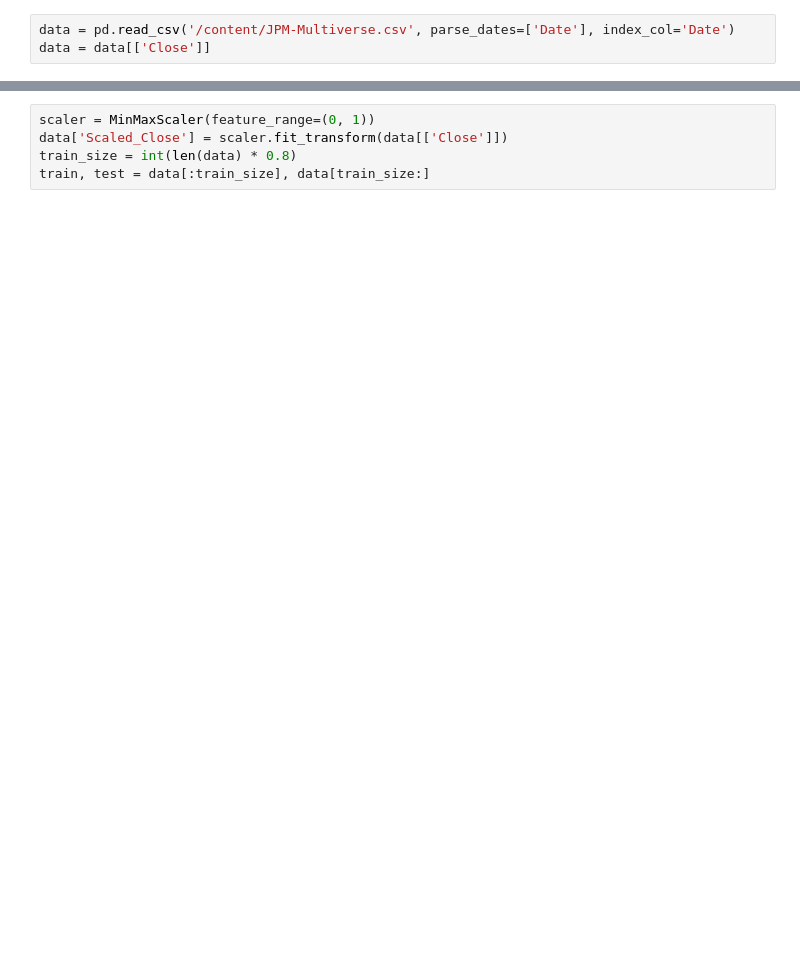
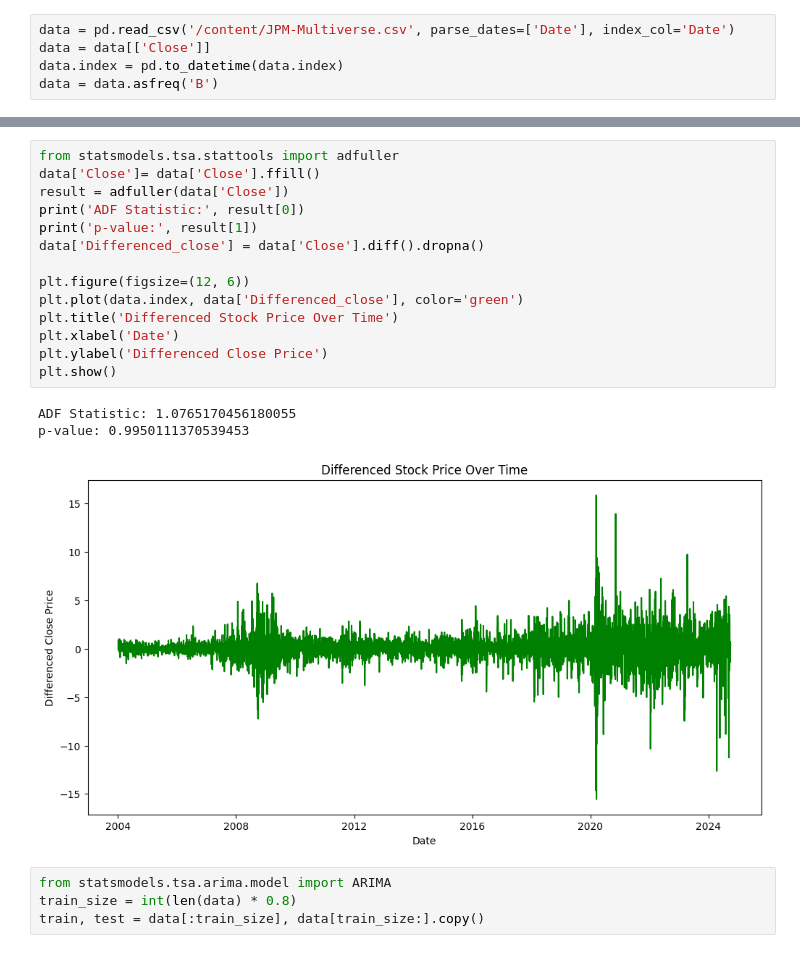
Before and after one commit to AnishTeku/DataScienceFinalProjet-JP-Morgan-forecasting-, a Jupyter notebook: project.ipynb, the cells around one changed output, grey strips where cells are left out. Cells and saved outputs as stored; diff of their text form; blank space fills up the shorter version.

```diff
--- a/project.ipynb
+++ b/project.ipynb
@@ -5,6 +4,8 @@ from sklearn.preprocessing import MinMaxScaler
 # %%
 data = pd.read_csv('/content/JPM-Multiverse.csv', parse_dates=['Date'], index_col='Date')
 data = data[['Close']]
+data.index = pd.to_datetime(data.index)
+data = data.asfreq('B')
 # %%
 plt.figure(figsize=(12, 6))
 plt.plot(data.index, data['Close'], color='blue')
@@ -17,5 +40,22 @@ plt.show()
+# %%
+from statsmodels.tsa.stattools import adfuller
+data['Close']= data['Close'].ffill()
+result = adfuller(data['Close'])
+print('ADF Statistic:', result[0])
+print('p-value:', result[1])
+data['Differenced_close'] = data['Close'].diff().dropna()
+
+plt.figure(figsize=(12, 6))
+plt.plot(data.index, data['Differenced_close'], color='green')
+plt.title('Differenced Stock Price Over Time')
+plt.xlabel('Date')
+plt.ylabel('Differenced Close Price')
+plt.show()
+# %% [output]
+ADF Statistic: 1.0765170456180055
+p-value: 0.9950111370539453
+[figure, added]
 # %%
-scaler = MinMaxScaler(feature_range=(0, 1))
-data['Scaled_Close'] = scaler.fit_transform(data[['Close']])
+from statsmodels.tsa.arima.model import ARIMA
 train_size = int(len(data) * 0.8)
-train, test = data[:train_size], data[train_size:]
+train, test = data[:train_size], data[train_size:].copy()
```
Also changed, not shown: parts of 3 cells of this notebook.
